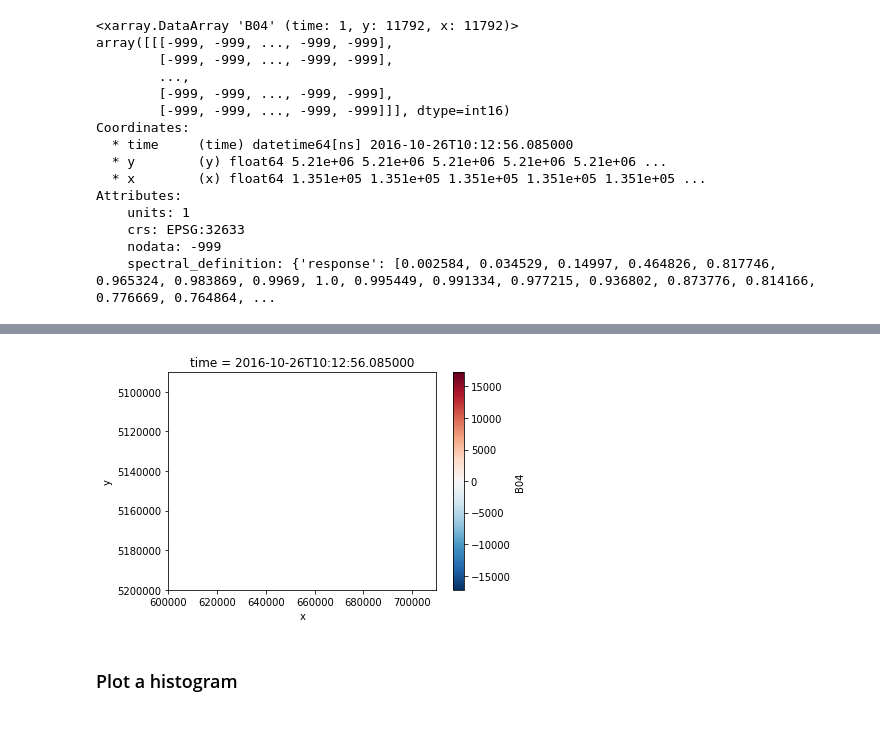
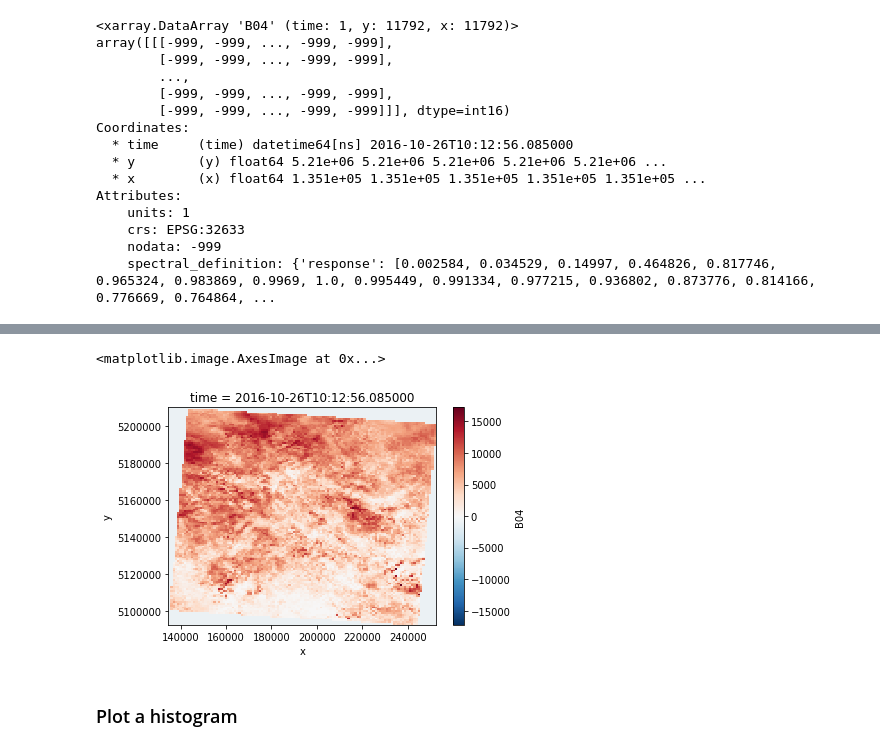
Before and after one commit to 2015E8007061068/datacube-core, a Jupyter notebook: examples/notebooks/sentinel2_l2a.ipynb, the cells around one changed output, grey strips where cells are left out. Drawn from its saved outputs; the diff is of its cells as text; code cells hidden in the pictures.

```diff
--- a/examples/notebooks/sentinel2_l2a.ipynb
+++ b/examples/notebooks/sentinel2_l2a.ipynb
@@ -132,12 +154,10 @@ s2a_plot.B04.plot()
+# %%
+s2a_plot.B04[0, ::100, ::100].plot.imshow()
+# %% [output]
+<matplotlib.image.AxesImage at 0x...>
+[figure, added]
 # %%
 ### the extent of the plot is wrong!!! but why??
-# %%
-#plt.plot(s2a_plot.B04.x, s2a_plot.B04_10m.y)
-plt.axis([600000,709800,5200020, 5090220])
-plt.savefig('test.png')
-plt.show()
-# %% [output]
-[figure, removed]
 # %% [markdown]
 ### Plot a histogram
 # %%
```
Also changed, not shown: parts of 17 cells of this notebook.
